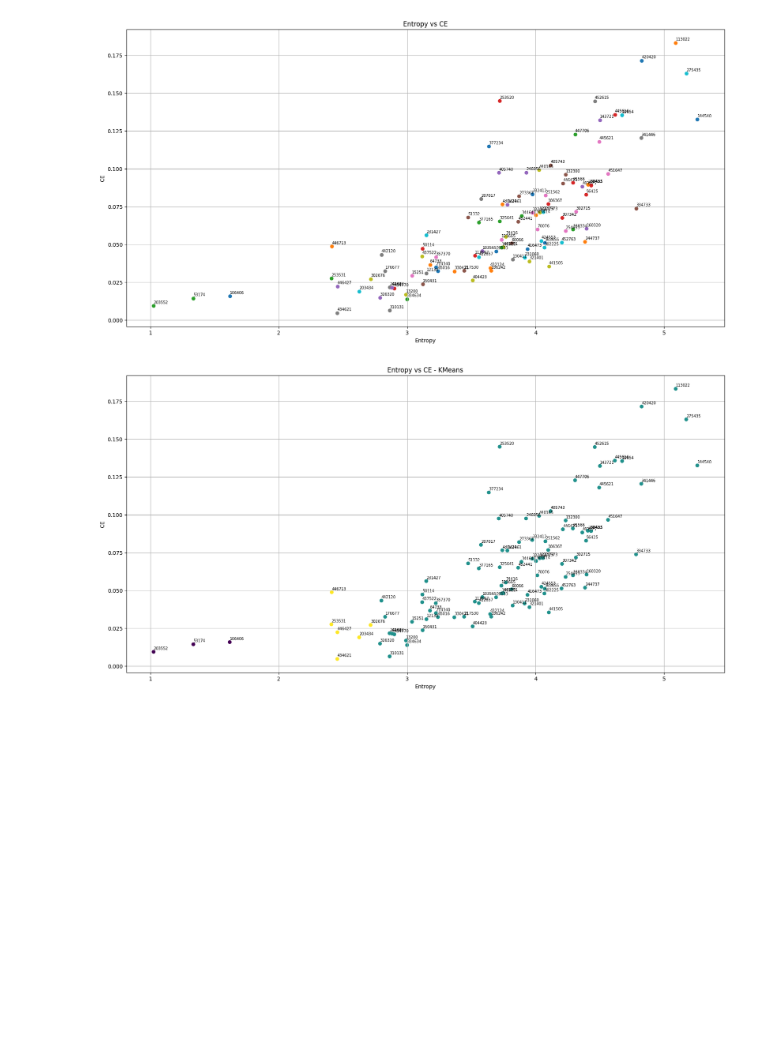
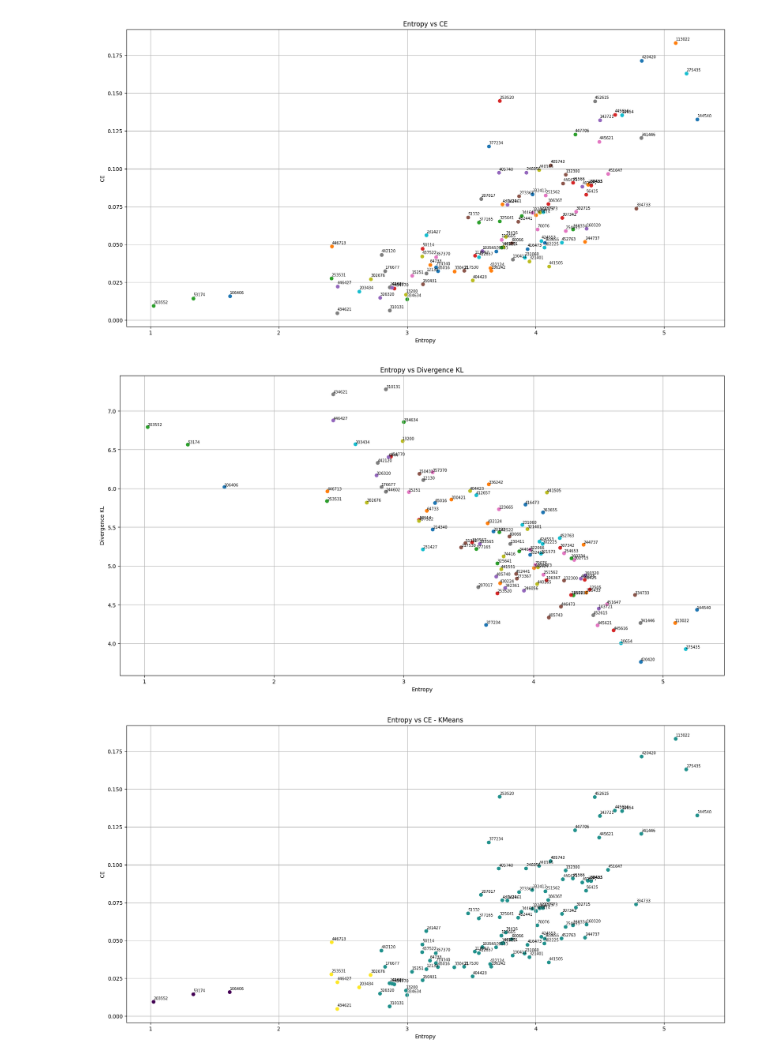
Before and after one commit to angelmdezhdez/thesis, a Jupyter notebook: similarity.ipynb, the cells around one changed output. Drawn from its saved outputs; the diff is of its cells as text; code cells hidden in the pictures; blank space fills up the shorter version.

Commit message:
KL divergence

```diff
--- a/similarity.ipynb
+++ b/similarity.ipynb
@@ -58,6 +58,25 @@ def compute_ps_ce(counter_user, total_counter):
         impurity -= np.log(prob) * current_general['prob'].values[0]
         #print(impurity)
     return impurity
+# %%
+def compute_div_kl(counter_user, total_counter):
+    '''
+    args:
+    counter_user: DataFrame with columns Est_A, Est_B, counts, prob given by count_trips_mibici by a specific user
+    total_counter: DataFrame with columns Est_A, Est_B, counts, prob given by count_trips_mibici by all users
+    return:
+    divergence: float with the divergence
+    '''
+    divergence = 0
+    #print(divergence)
+    for i in range(len(counter_user)):
+        est_a = counter_user.iloc[i]['Est_A']
+        est_b = counter_user.iloc[i]['Est_B']
+        prob = counter_user.iloc[i]['prob']
+        current_general = total_counter[(total_counter['Est_A'] == est_a) & (total_counter['Est_B'] == est_b)]
+        divergence += prob * np.log(prob / current_general['prob'].values[0])
+        #print(divergence)
+    return divergence
 # %%
 def compute_entropy(counter_user):
     '''
@@ -94,6 +114,27 @@ plt.grid()
 plt.show()
 # %% [output]
 [figure]
+# %%
+plt.figure(figsize=(20, 10))
+for user in users[:n]:
+    data_user = data[data['Usuario_Id'] == user]
+    counter_user = count_trips_mibici(data_user)
+
+    # Calcular la entropía y la impureza de PS para el usuario
+    entropy = compute_entropy(counter_user)
+    impurity = compute_div_kl(counter_user, total_counter)
+
+    # Graficar el punto del usuario
+    plt.scatter(entropy, impurity, label=user)
+    plt.text(entropy + 0.001, impurity + 0.001, str(user), fontsize=7, ha='left', va='bottom')
+
+plt.xlabel('Entropy')
+plt.ylabel('Divergence KL')
+plt.title('Entropy vs Divergence KL')
+plt.grid()
+plt.show()
+# %% [output]
+[figure, added]
 # %%
 projected_data = []
 for user in users:
```
Also changed, not shown: parts of 5 cells of this notebook.
